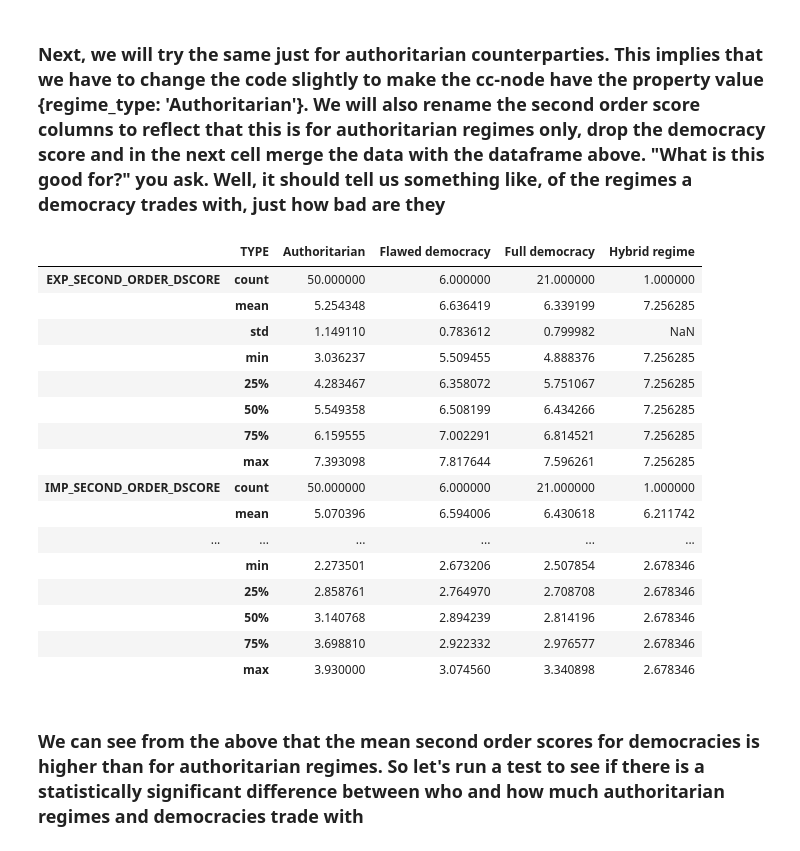
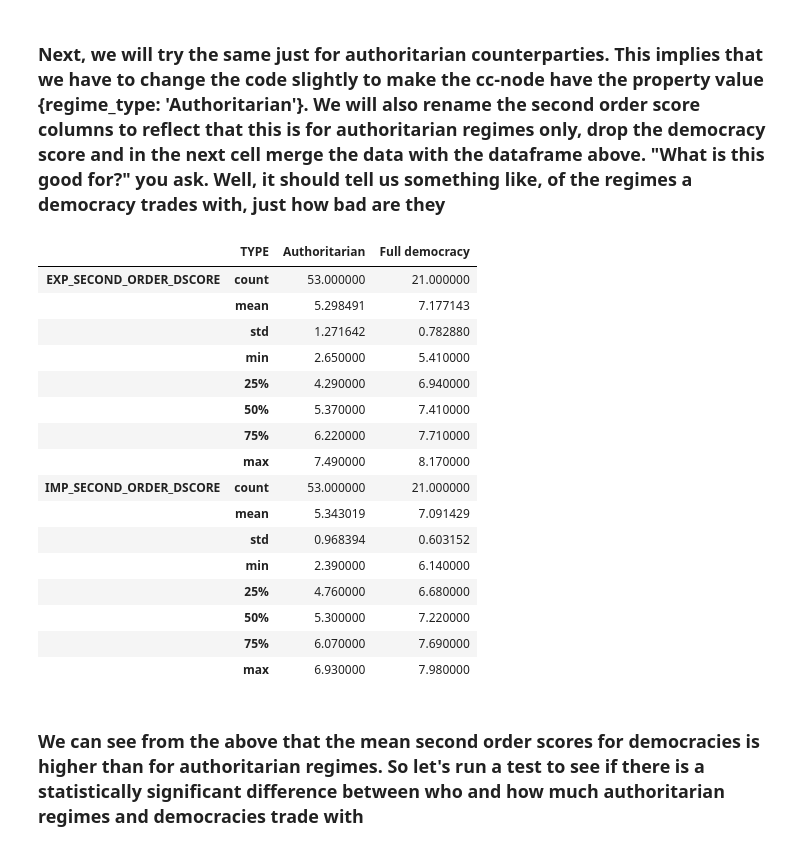
Before and after one commit to Kenneth-HM-Nielsen/Neo4j, a Jupyter notebook: Playing Around with Neo4j.ipynb, the cells around one changed output. Cells and saved outputs as stored; diff of their text form; code cells hidden in the pictures.

```diff
--- a/Playing Around with Neo4j.ipynb
+++ b/Playing Around with Neo4j.ipynb
@@ -437,7 +539,8 @@ RETURN c.name, c.democracy_score as DEMO_SCORE, sum(e.export_value*cc.democracy_
 ### Notice that in the second relationship - the one with the import - we just use c and cc. This is because these were defined in the export-relation.
 # %%
-res = pd.DataFrame(g.run("""MATCH (c:Country)-[e:exports_to]->(cc:Country)
-MATCH (c)<-[i:imports_from]-(cc)
+res = g.run("""MATCH (c:Country)-[e:exports_to]->(cc:Country)
+MATCH (c)<-[i:exports_to]-(cc)
 RETURN c.name AS COUNTRY, c.regime_type AS TYPE, c.democracy_score as DEMO_SCORE,
 sum(e.export_value*cc.democracy_score)/sum(e.export_value) as EXP_SECOND_ORDER_DSCORE ,
-sum(i.import_value*cc.democracy_score)/sum(i.import_value) as IMP_SECOND_ORDER_DSCORE""").data())
+sum(i.export_value*cc.democracy_score)/sum(i.export_value) as IMP_SECOND_ORDER_DSCORE""").to_data_frame()
+res.head()
@@ -454,0 +556,10 @@ res.tail()
+# %%
+res = g.run("""MATCH (c:Country)-[e:exports_to]->(cc:Country),
+(c)<-[i:exports_to]-(cc)
+WITH c, ROUND(SUM(e.export_value*cc.democracy_score)/sum(e.export_value)*100)/100 AS EXP_SECOND_ORDER_DSCORE,
+ROUND(SUM(i.export_value*cc.democracy_score)/sum(i.export_value)*100)/100 AS IMP_SECOND_ORDER_DSCORE
+SET c.IMP_SECOND_ORDER_DSCORE = IMP_SECOND_ORDER_DSCORE, c.EXP_SECOND_ORDER_DSCORE = EXP_SECOND_ORDER_DSCORE
+RETURN c.name AS COUNTRY, c.regime_type AS TYPE, c.democracy_score as DEMO_SCORE,
+c.EXP_SECOND_ORDER_DSCORE as EXP_SECOND_ORDER_DSCORE,
+c.IMP_SECOND_ORDER_DSCORE as IMP_SECOND_ORDER_DSCORE""").to_data_frame()
+res.head()
@@ -454,0 +575,13 @@ res.tail()
+# %%
+%%time
+sort_cnt = dict(zip(country_list, range(len(country_list))))
+df_cnt['cnt_sort'] = df_cnt['Country'].map(sort_cnt)
+df_cnt.sort_values('cnt_sort', ascending=True, inplace=True)
+so_dict = {}
+imp_scores=np.dot(df_cnt.loc[df_cnt['Country'].isin(country_list), ['Export_Value_' + c for c in country_list]], df_cnt.loc[df_cnt['Country'].isin(country_list), 'Score'])
+for i, c in enumerate(country_list):
+     so_dict[c] = [(df_cnt.loc[df_cnt['Country'].isin(country_list), 'Export_Value_' + c]*\
+                    df_cnt.loc[df_cnt['Country'].isin(country_list),'Score']).sum()/\
+                   df_cnt.loc[df_cnt['Country'].isin(country_list),'Export_Value_' + c].sum(),
+                   imp_scores[i]/df_cnt.loc[df_cnt['Country']==c, ['Export_Value_' + c for c in country_list]].T.values.sum()]
+# print(so_dict)
@@ -455,35 +590,36 @@ res.tail()
 # %% [markdown]
 ### Next, we will try the same just for authoritarian counterparties. This implies that we have to change the code slightly to make the cc-node have the property value {regime_type: 'Authoritarian'}. We will also rename the second order score columns to reflect that this is for authoritarian regimes only, drop the democracy score and in the next cell merge the data with the dataframe above. "What is this good for?" you ask. Well, it should tell us something like, of the regimes a democracy trades with, just how bad are they
 # %%
-res_auth = pd.DataFrame(g.run("""MATCH (c:Country)-[e:exports_to]->(cc:Country {regime_type: 'Authoritarian'}),
-(c)<-[i:imports_from]-(cc)
+res_auth = g.run("""MATCH (c:Country)-[e:exports_to]->(cc:Country {regime_type: 'Authoritarian'}),
+(c)<-[i:exports_to]-(cc)
 RETURN c.name AS COUNTRY, c.democracy_score AS DEMO_SCORE,
-sum(e.export_value*cc.democracy_score)/sum(e.export_value) AS EXP_SECOND_ORDER_DSCORE,
-sum(i.import_value*cc.democracy_score)/sum(i.import_value) AS IMP_SECOND_ORDER_DSCORE""").data())
+ROUND(sum(e.export_value*cc.democracy_score)/sum(e.export_value)*100)/100 AS EXP_SO_DSCORE_AUTH,
+ROUND(sum(i.export_value*cc.democracy_score)/sum(i.export_value)*100)/100 AS IMP_SO_DSCORE_AUTH"""
+                ).to_data_frame()
 res_auth.rename(columns={'EXP_SECOND_ORDER_DSCORE': 'EXP_SO_DSCORE_AUTH', 'IMP_SECOND_ORDER_DSCORE': 'IMP_SO_DSCORE_AUTH'}, inplace=True)
 res_auth.drop('DEMO_SCORE', axis=1, inplace=True)
 res = res.merge(res_auth, on='COUNTRY', how='left')
 res.sort_values('DEMO_SCORE', ascending=False, inplace=True)
 res.reset_index(drop=True, inplace=True)
 # %%
-res.groupby('TYPE')[['EXP_SECOND_ORDER_DSCORE', 'IMP_SECOND_ORDER_DSCORE', 'EXP_SO_DSCORE_AUTH', 'IMP_SO_DSCORE_AUTH']].describe().T
+res.loc[res['TYPE'].isin(['Full democracy', 'Authoritarian'])].groupby('TYPE')[['EXP_SECOND_ORDER_DSCORE', 'IMP_SECOND_ORDER_DSCORE']].describe().T
 # %% [output]
-|  | TYPE | Authoritarian | Flawed democracy | Full democracy | Hybrid regime |
-| EXP_SECOND_ORDER_DSCORE | count | 50.000000 | 6.000000 | 21.000000 | 1.000000 |
-|  | mean | 5.254348 | 6.636419 | 6.339199 | 7.256285 |
-|  | std | 1.149110 | 0.783612 | 0.799982 | NaN |
-|  | min | 3.036237 | 5.509455 | 4.888376 | 7.256285 |
-|  | 25% | 4.283467 | 6.358072 | 5.751067 | 7.256285 |
-|  | 50% | 5.549358 | 6.508199 | 6.434266 | 7.256285 |
-|  | 75% | 6.159555 | 7.002291 | 6.814521 | 7.256285 |
-|  | max | 7.393098 | 7.817644 | 7.596261 | 7.256285 |
-| IMP_SECOND_ORDER_DSCORE | count | 50.000000 | 6.000000 | 21.000000 | 1.000000 |
-|  | mean | 5.070396 | 6.594006 | 6.430618 | 6.211742 |
-| ... | ... | ... | ... | ... | ... |
-|  | min | 2.273501 | 2.673206 | 2.507854 | 2.678346 |
-|  | 25% | 2.858761 | 2.764970 | 2.708708 | 2.678346 |
-|  | 50% | 3.140768 | 2.894239 | 2.814196 | 2.678346 |
-|  | 75% | 3.698810 | 2.922332 | 2.976577 | 2.678346 |
-|  | max | 3.930000 | 3.074560 | 3.340898 | 2.678346 |
+|  | TYPE | Authoritarian | Full democracy |
+| EXP_SECOND_ORDER_DSCORE | count | 53.000000 | 21.000000 |
+|  | mean | 5.298491 | 7.177143 |
+|  | std | 1.271642 | 0.782880 |
+|  | min | 2.650000 | 5.410000 |
+|  | 25% | 4.290000 | 6.940000 |
+|  | 50% | 5.370000 | 7.410000 |
+|  | 75% | 6.220000 | 7.710000 |
+|  | max | 7.490000 | 8.170000 |
+| IMP_SECOND_ORDER_DSCORE | count | 53.000000 | 21.000000 |
+|  | mean | 5.343019 | 7.091429 |
+|  | std | 0.968394 | 0.603152 |
+|  | min | 2.390000 | 6.140000 |
+|  | 25% | 4.760000 | 6.680000 |
+|  | 50% | 5.300000 | 7.220000 |
+|  | 75% | 6.070000 | 7.690000 |
+|  | max | 6.930000 | 7.980000 |
 # %% [markdown]
 ### We can see from the above that the mean second order scores for democracies is higher than for authoritarian regimes. So let's run a test to see if there is a statistically significant difference between who and how much authoritarian regimes and democracies trade with
```
Also changed, not shown: parts of 70 cells of this notebook.
